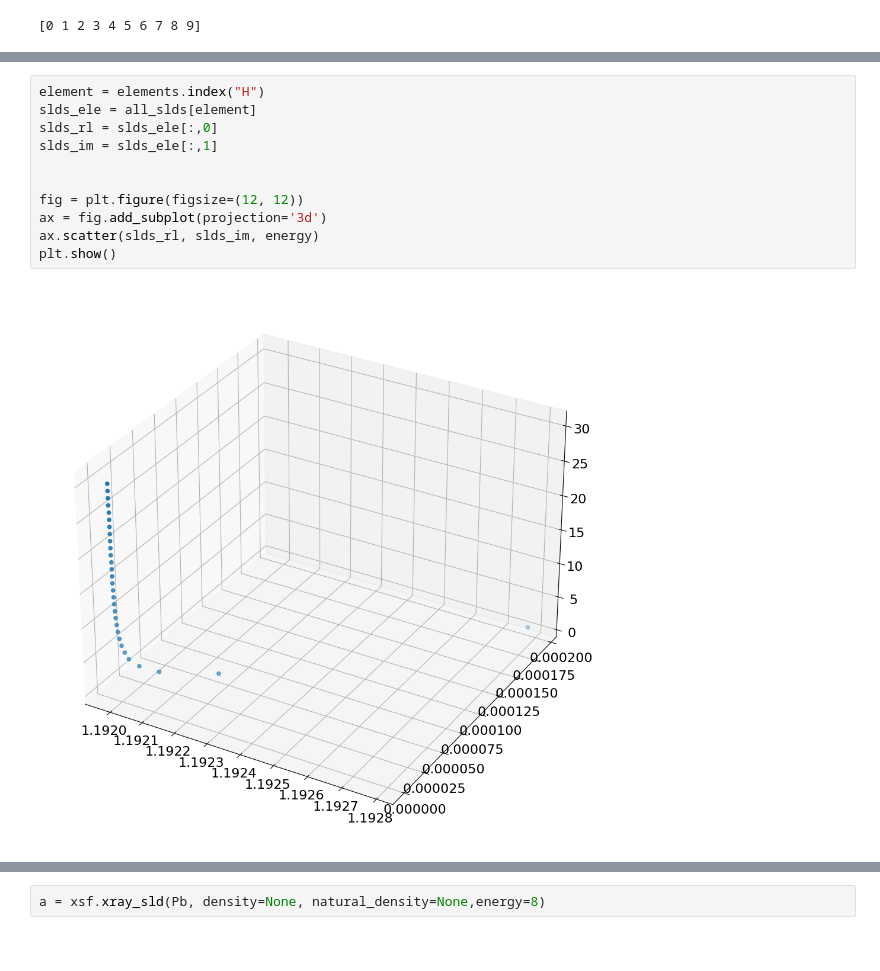
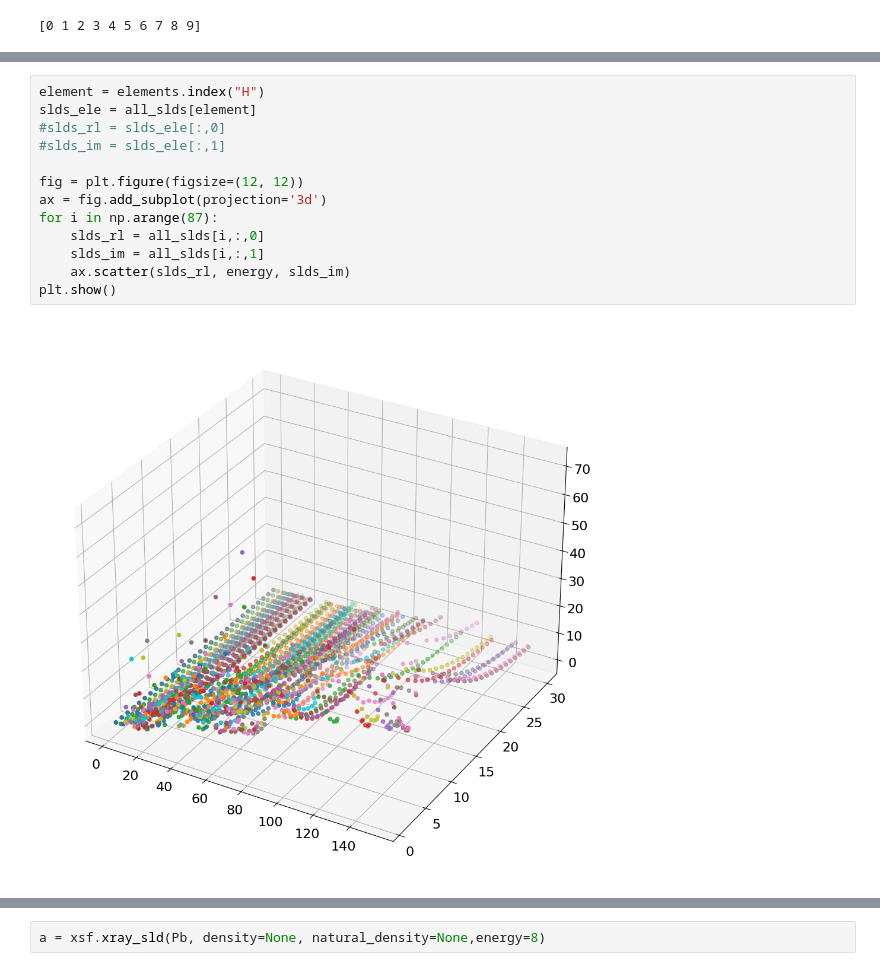
Before and after one commit to schreiber-lab/reflectorch, a Jupyter notebook: notebooks/training_vh.ipynb, the cells around one changed output, grey strips where cells are left out. Cells and saved outputs as stored; diff of their text form.

```diff
--- a/notebooks/training_vh.ipynb
+++ b/notebooks/training_vh.ipynb
@@ -52,13 +56,15 @@ print(a[:,0])
 # %%
 element = elements.index("H")
 slds_ele = all_slds[element]
-slds_rl = slds_ele[:,0]
-slds_im = slds_ele[:,1]
-
+#slds_rl = slds_ele[:,0]
+#slds_im = slds_ele[:,1]
 
 fig = plt.figure(figsize=(12, 12))
 ax = fig.add_subplot(projection='3d')
-ax.scatter(slds_rl, slds_im, energy)
+for i in np.arange(87):
+    slds_rl = all_slds[i,:,0]
+    slds_im = all_slds[i,:,1]
+    ax.scatter(slds_rl, energy, slds_im)
 plt.show()
 # %% [output]
-[figure, old version]
+[figure, new version]
```
Also changed, not shown: parts of 3 cells of this notebook, 1 other file.
